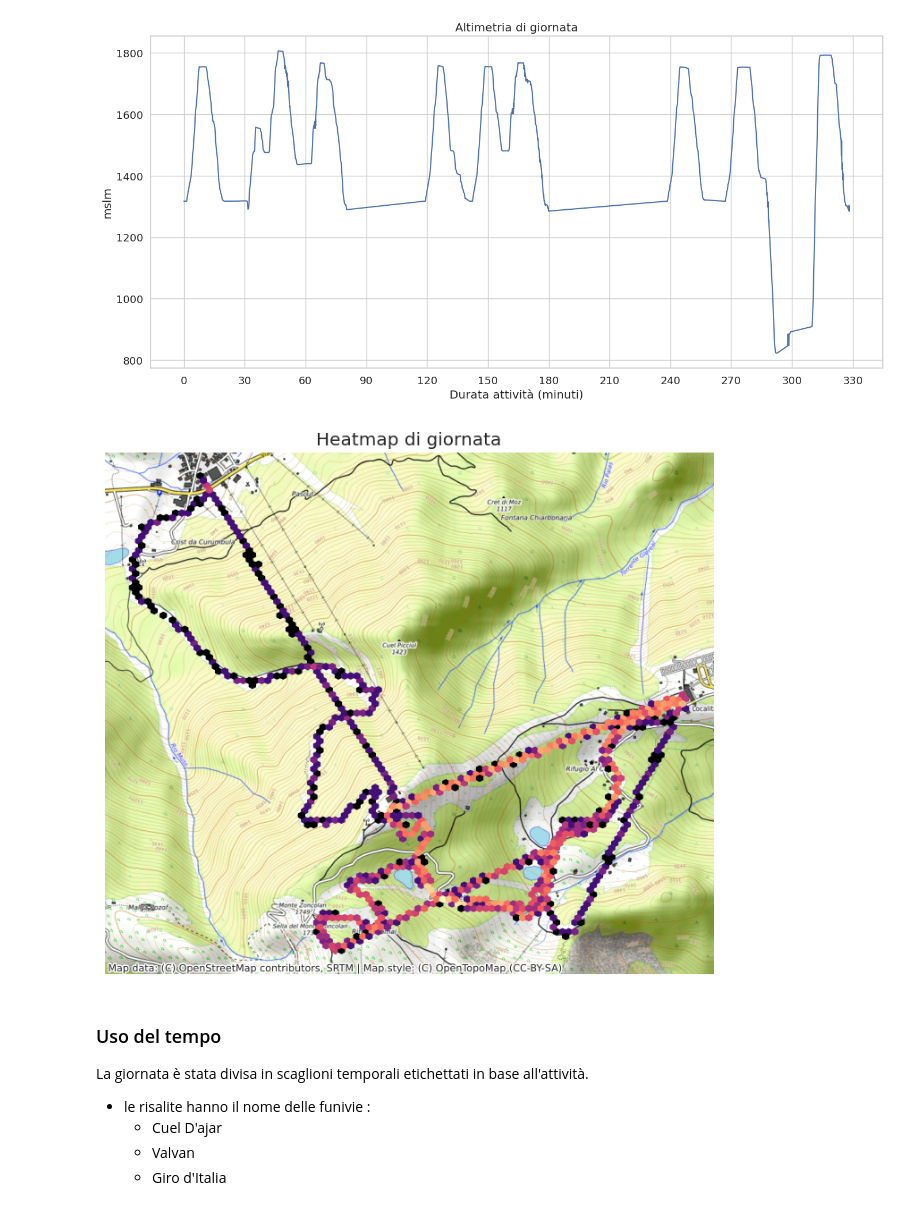
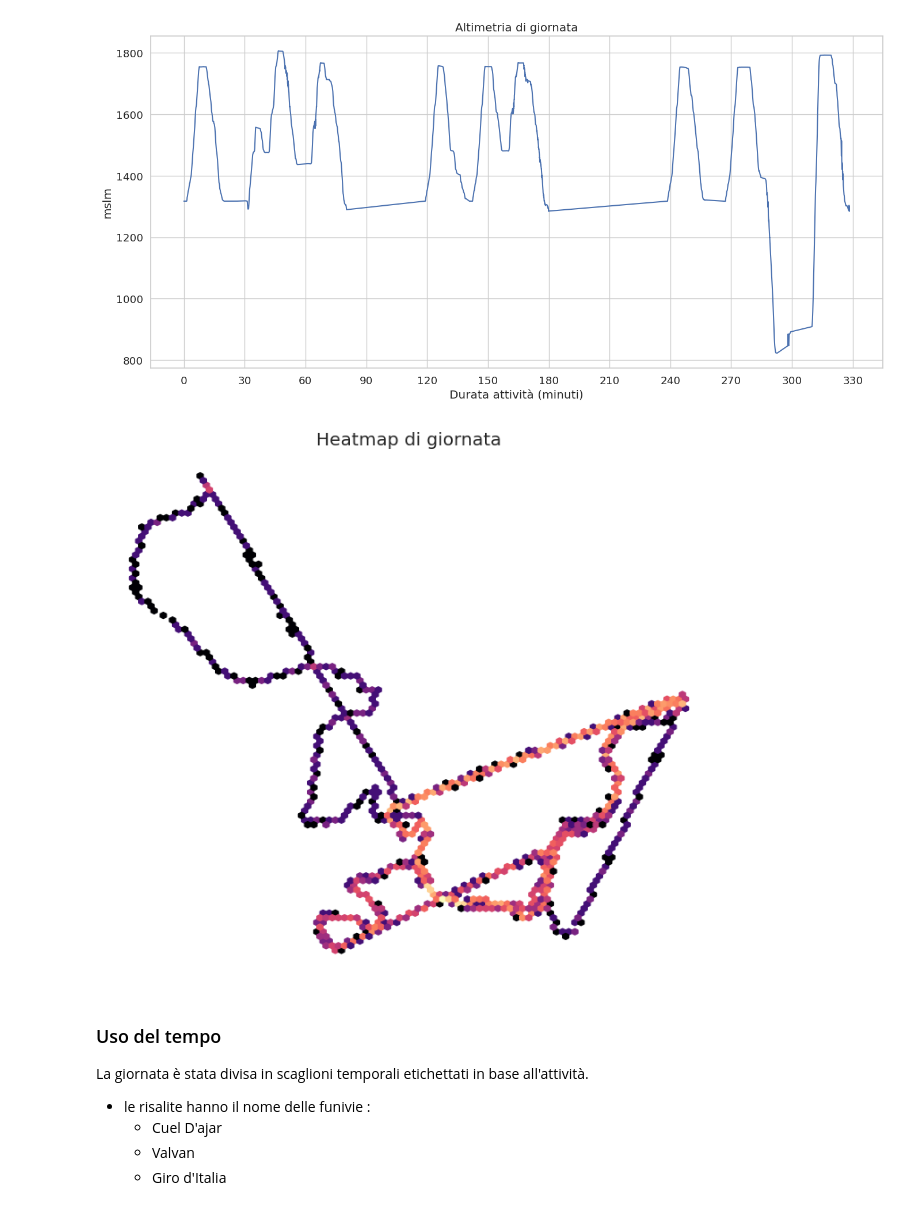
Before and after one commit to thomasmassarutto/DataSlopes, a Jupyter notebook: DataSlopes.ipynb, the cells around one changed output. Cells and saved outputs as stored; diff of their text form; code cells hidden in the pictures.

```diff
--- a/DataSlopes.ipynb
+++ b/DataSlopes.ipynb
@@ -273,12 +254,8 @@ def filtra_df(gdf_orig, min_acc=-4, max_acc=4):
     cambiato = True
     while cambiato:
 
-        gdf = aggiungi_delta_tempo(gdf)
-        gdf = aggiungi_delta_distanze(gdf)
-        gdf = aggiungi_pendenza(gdf)
-        gdf = aggiungi_velocita(gdf)
-        gdf = aggiungi_accelerazione(gdf)
-        gdf = aggiungi_accelerazione_max(gdf)
+        gdf = aggiungi_grandezze_derivate(gdf)
+
 
         lunghezza_pre = len(gdf)
         ## Filtra per accelerazione
@@ -298,22 +275,10 @@ def filtra_df(gdf_orig, min_acc=-4, max_acc=4):
 gdf1 = filtro_precisione(gdf_raw, precisione_orizzontale=20, precisione_verticale= 20)
 
 gdf1= filtro_intersezioni(gdf1, max_time_diff=60*1)
+
+
+## inserisci grandezze derivate
+gdf1= aggiungi_grandezze_derivate(gdf1)
-# %%
-## Inserimento di grandezze derivate
-
-gdf1 = aggiungi_delta_tempo(gdf1)
-
-gdf1= aggiungi_delta_distanze(gdf1)
-
-gdf1= aggiungi_pendenza(gdf1)
-
-gdf1= aggiungi_velocita(gdf1)
-
-gdf1 = aggiungi_accelerazione(gdf1)
-
-gdf1= aggiungi_accelerazione_max(gdf1)
-
-gdf1= aggiungi_distanza_percorsa(gdf1)
 # %%
 ## Filtro in base alla fisica su grandezze derivate
 
@@ -500,32 +465,33 @@ plt.show()
 # %%
 f, ax = plt.subplots(figsize=safe_map_size)
 
 ax.set_title("Heatmap di giornata")
 
 ax.hexbin(
     gdf1.geometry.x,
     gdf1.geometry.y,
     cmap='magma',
     norm='log', ##
     alpha= 1,
     gridsize=90
     )
 
 
-ctx.add_basemap(ax=ax,
-                source=ctx.providers.OpenTopoMap # OpenStreetMap.Mapnik #OpenTopoMap #https://contextily.readthedocs.io/en/latest/providers_deepdive.html
-                )
+#ctx.add_basemap(ax=ax,
+#                source=ctx.providers.OpenTopoMap, # OpenStreetMap.Mapnik #OpenTopoMap #https://contextily.readthedocs.io/en/latest/providers_deepdive.html
+#                cache=True
+#                )
 
 ax.set_axis_off()
 ax.set_aspect('equal') ## non distorce mappa
 
 xlim = ax.get_xlim()
 ylim = ax.get_ylim()
 
 plt.tight_layout()
 plt.show()
 # %% [output]
-[figure, old version]
+[figure, new version]
 # %%
 #gdf1.head()
 # %% [markdown]
```
Also changed, not shown: parts of 8 cells of this notebook, 4 other files.
